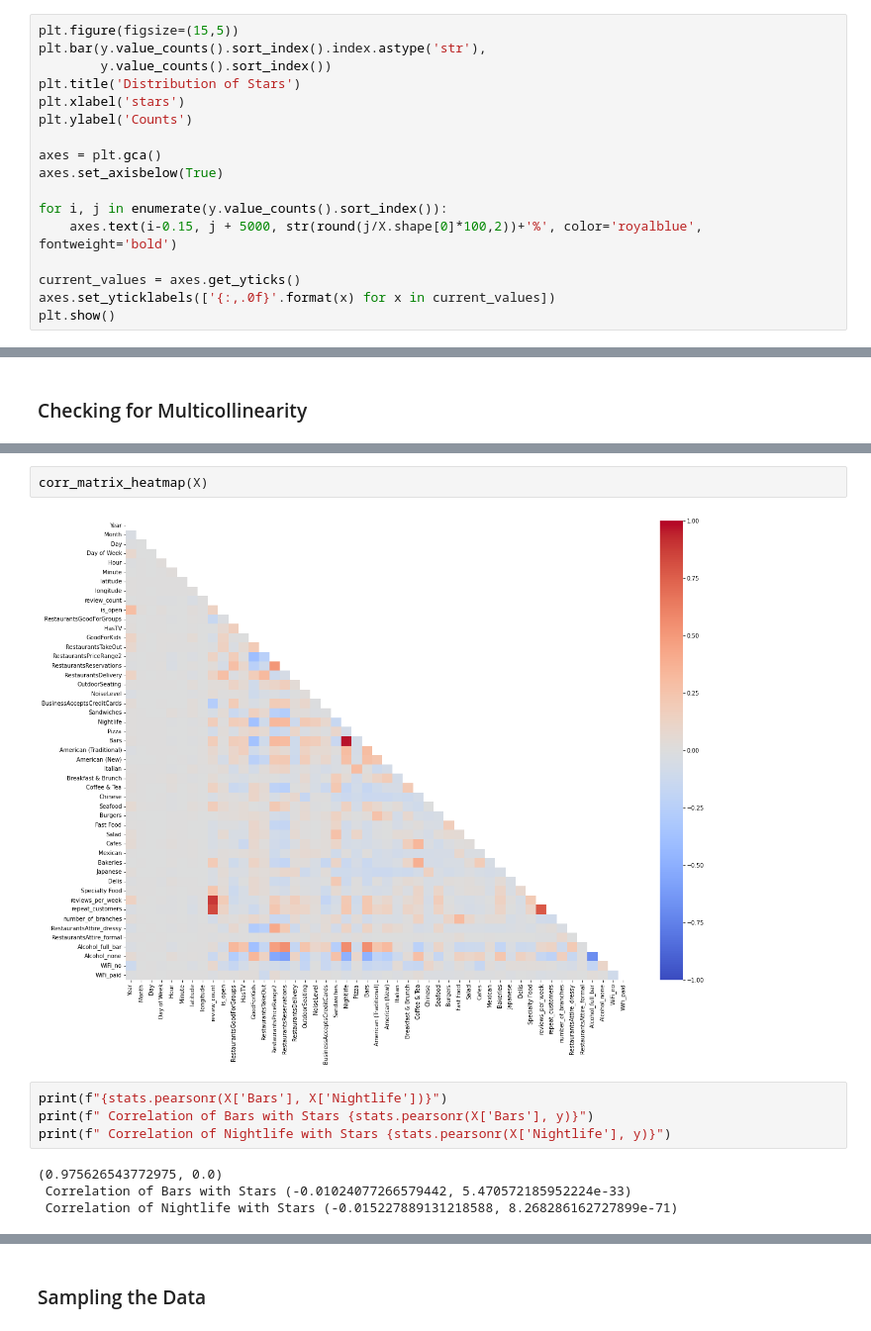
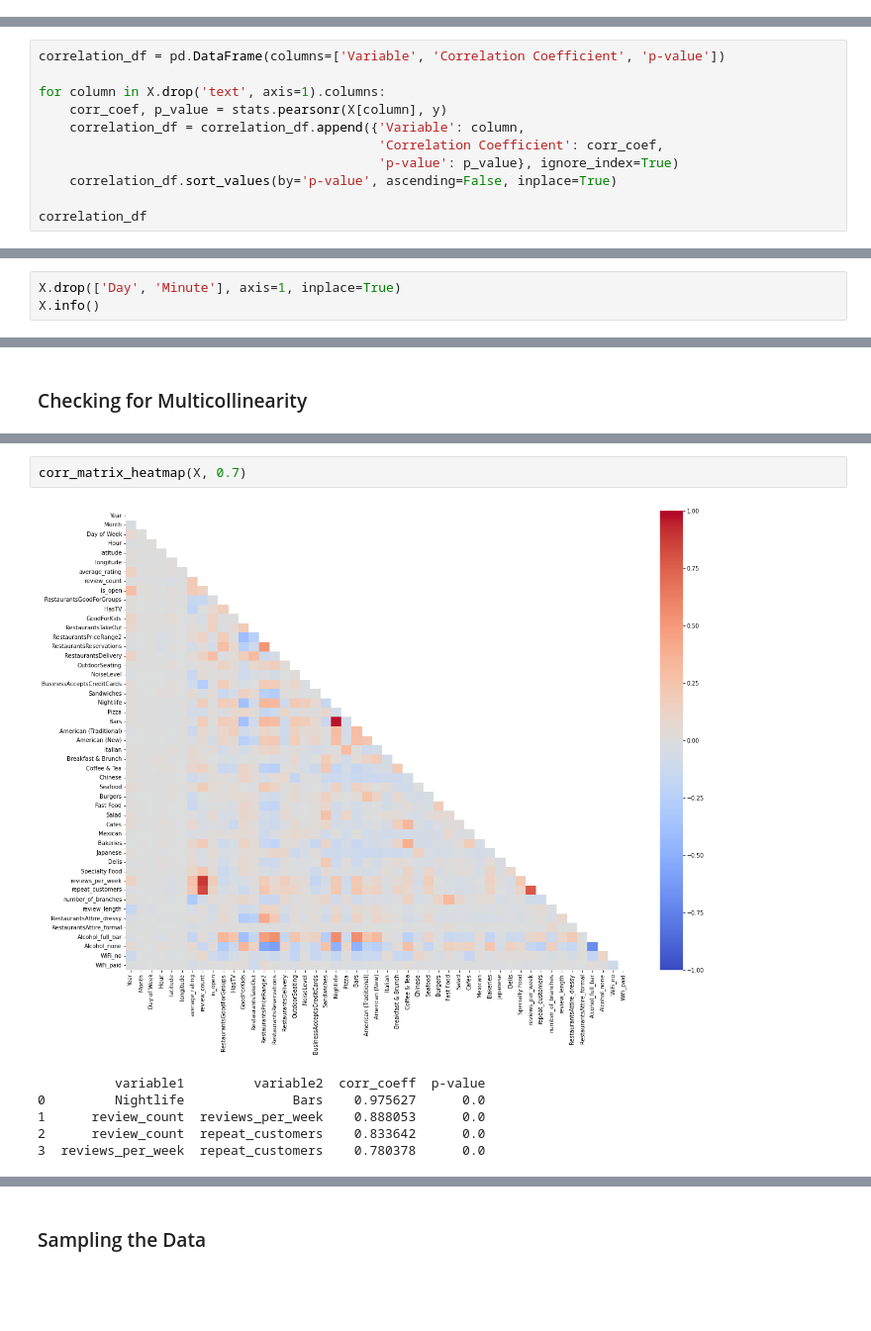
Before and after one commit to allistaircota/rate_my_restaurant, a Jupyter notebook: notebooks/NB3-Model_Setup_and_Evaluation.ipynb, the cells around one changed output, grey strips where cells are left out. Shown at 99% size. Drawn from its saved outputs; the diff is of its cells as text; blank space fills up the shorter version.

```diff
--- a/notebooks/NB3-Model_Setup_and_Evaluation.ipynb
+++ b/notebooks/NB3-Model_Setup_and_Evaluation.ipynb
@@ -281,17 +323,0 @@ It would be good to view the distribution of our dependent variable.
-# %%
-plt.figure(figsize=(15,5))
-plt.bar(y.value_counts().sort_index().index.astype('str'),
-        y.value_counts().sort_index())
-plt.title('Distribution of Stars')
-plt.xlabel('stars')
-plt.ylabel('Counts')
-
-axes = plt.gca()
-axes.set_axisbelow(True)
-
-for i, j in enumerate(y.value_counts().sort_index()):
-    axes.text(i-0.15, j + 5000, str(round(j/X.shape[0]*100,2))+'%', color='royalblue', fontweight='bold')
-
-current_values = axes.get_yticks()
-axes.set_yticklabels(['{:,.0f}'.format(x) for x in current_values])
-plt.show()
@@ -336,0 +374,11 @@ correlation_coeff(X.drop('text', axis=1), y)
+# %%
+correlation_df = pd.DataFrame(columns=['Variable', 'Correlation Coefficient', 'p-value'])
+
+for column in X.drop('text', axis=1).columns:
+    corr_coef, p_value = stats.pearsonr(X[column], y)
+    correlation_df = correlation_df.append({'Variable': column,
+                                            'Correlation Coefficient': corr_coef,
+                                            'p-value': p_value}, ignore_index=True)
+    correlation_df.sort_values(by='p-value', ascending=False, inplace=True)
+
+correlation_df
@@ -336,0 +428,3 @@ correlation_coeff(X.drop('text', axis=1), y)
+# %%
+X.drop(['Day', 'Minute'], axis=1, inplace=True)
+X.info()
@@ -347,12 +503,9 @@ def corr_matrix_heatmap(X):
 # %%
-corr_matrix_heatmap(X)
+corr_matrix_heatmap(X, 0.7)
 # %% [output]
-[figure, old version]
+[figure, new version]
+          variable1         variable2  corr_coeff  p-value
+0         Nightlife              Bars    0.975627      0.0
+1      review_count  reviews_per_week    0.888053      0.0
+2      review_count  repeat_customers    0.833642      0.0
+3  reviews_per_week  repeat_customers    0.780378      0.0
-# %%
-print(f"{stats.pearsonr(X['Bars'], X['Nightlife'])}")
-print(f" Correlation of Bars with Stars {stats.pearsonr(X['Bars'], y)}")
-print(f" Correlation of Nightlife with Stars {stats.pearsonr(X['Nightlife'], y)}")
-# %% [output]
-(0.975626543772975, 0.0)
- Correlation of Bars with Stars (-0.01024077266579442, 5.470572185952224e-33)
- Correlation of Nightlife with Stars (-0.015227889131218588, 8.268286162727899e-71)
```
Also changed, not shown: parts of 246 cells of this notebook, 1 other file.
